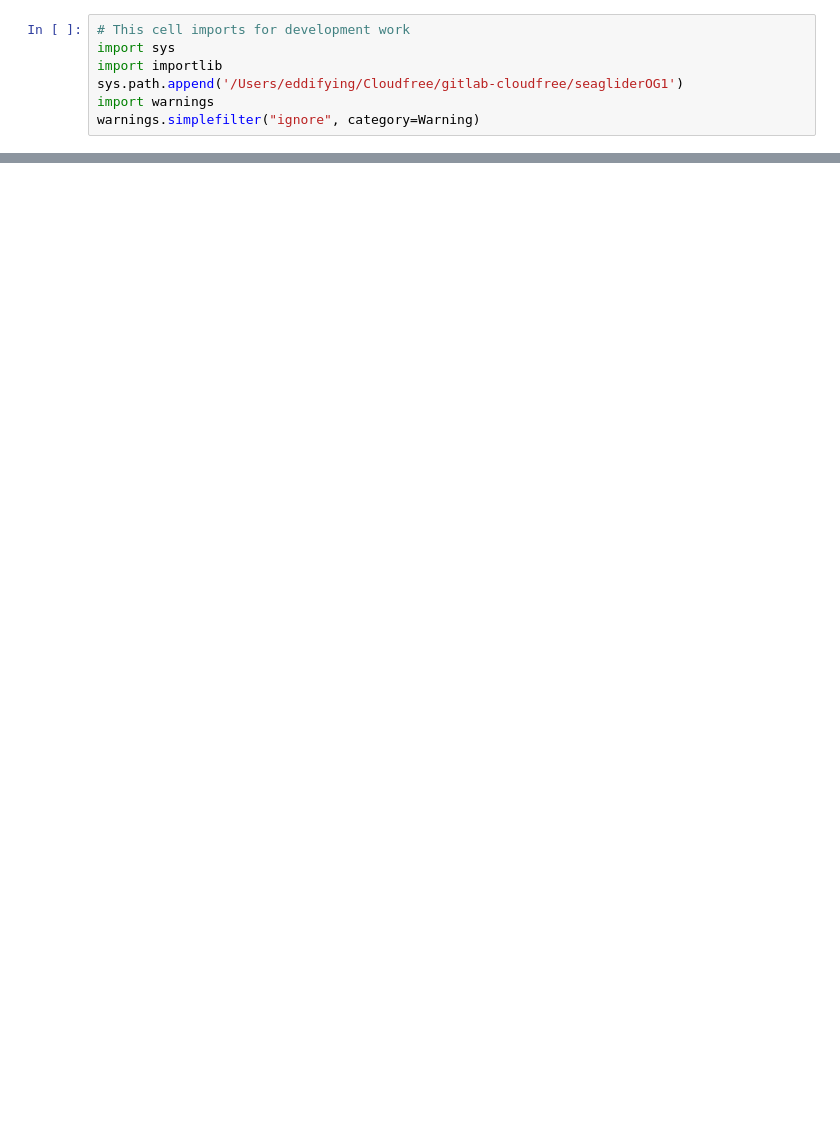
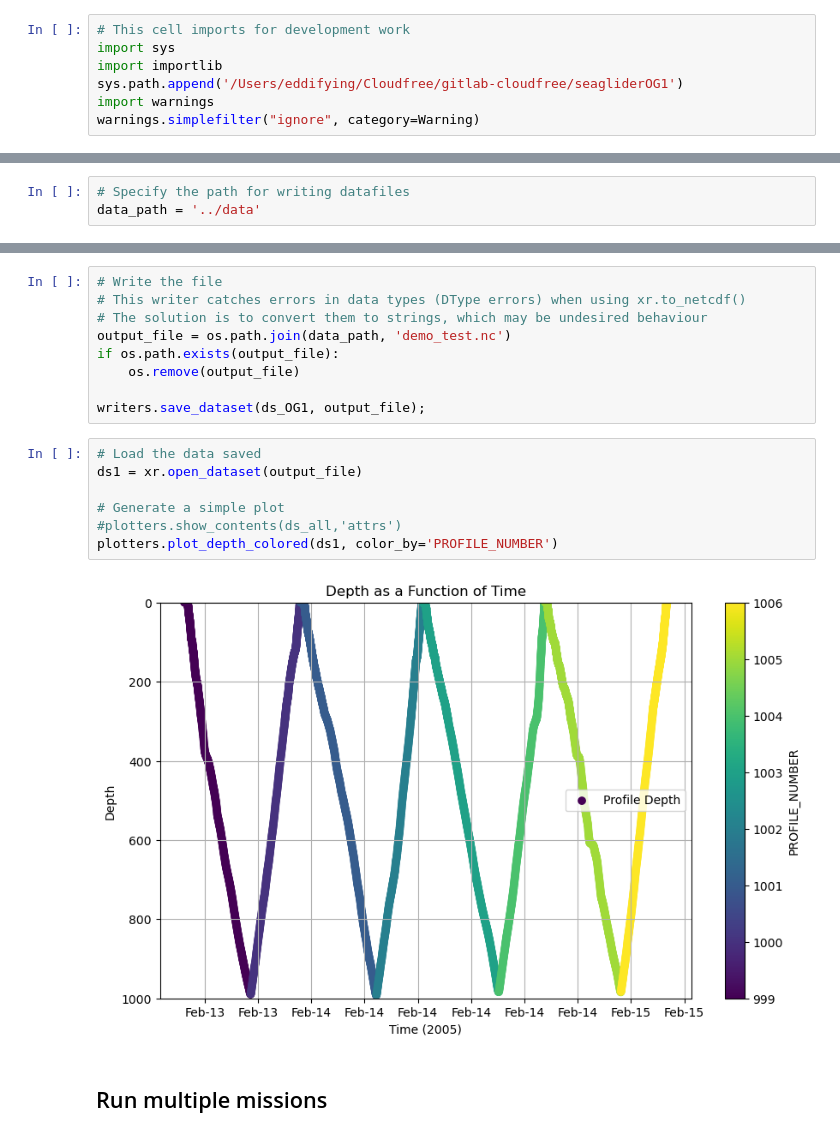
Before and after one commit to ocean-uhh/seagliderOG1, a Jupyter notebook: notebooks/demo.ipynb, the cells around one changed output, grey strips where cells are left out. Cells and saved outputs as stored; diff of their text form; blank space fills up the shorter version.

Commit message:
Update demo and add tests.yml

```diff
--- a/notebooks/demo.ipynb
+++ b/notebooks/demo.ipynb
@@ -44,0 +32,3 @@ ds_OG1 = convertOG1.convert_to_OG1(ds)
+# %%
+# Specify the path for writing datafiles
+data_path = '../data'
@@ -90,0 +182,20 @@ plotters.plot_depth_colored(ds, color_by='PROFILE_NUMBER')
+# %%
+# Write the file
+# This writer catches errors in data types (DType errors) when using xr.to_netcdf()
+# The solution is to convert them to strings, which may be undesired behaviour
+output_file = os.path.join(data_path, 'demo_test.nc')
+if os.path.exists(output_file):
+    os.remove(output_file)
+
+writers.save_dataset(ds_OG1, output_file);
+# %%
+# Load the data saved
+ds1 = xr.open_dataset(output_file)
+
+# Generate a simple plot
+#plotters.show_contents(ds_all,'attrs')
+plotters.plot_depth_colored(ds1, color_by='PROFILE_NUMBER')
+# %% [output]
+[figure, added]
+# %% [markdown]
+## Run multiple missions
```
Also changed, not shown: parts of 23 cells of this notebook, 4 other files.
